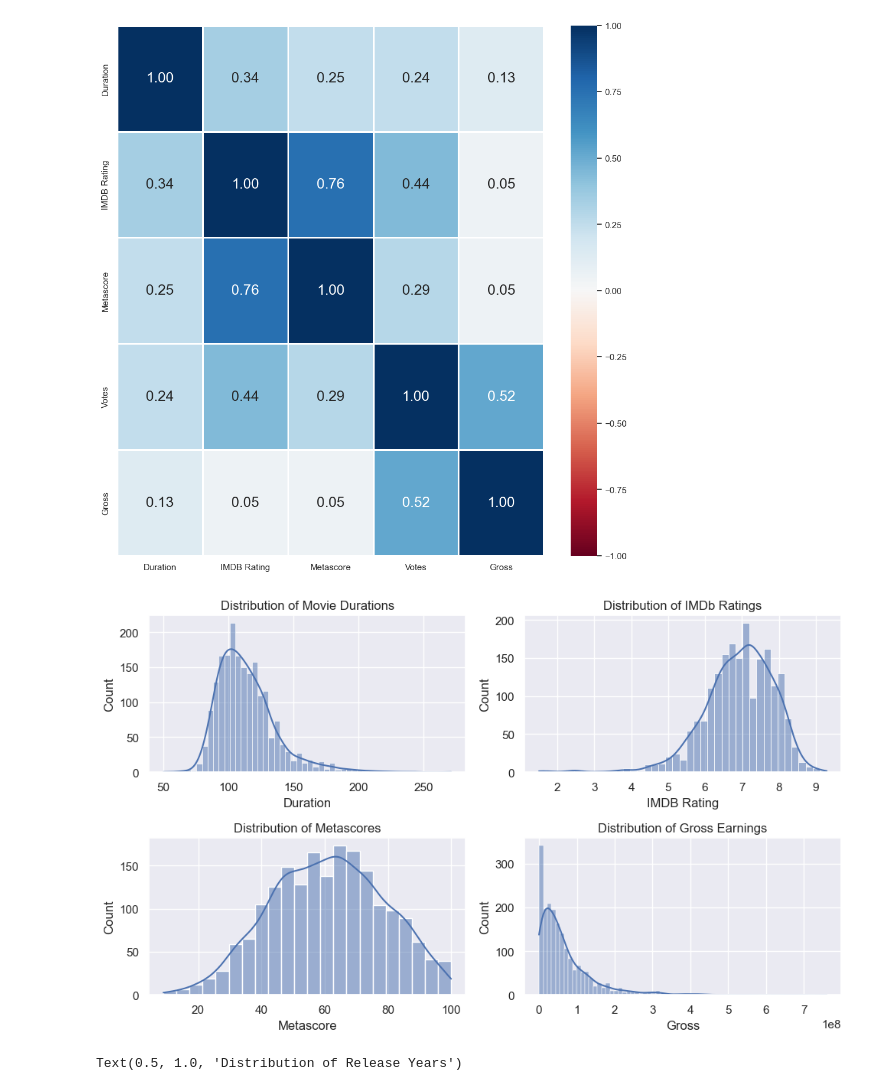
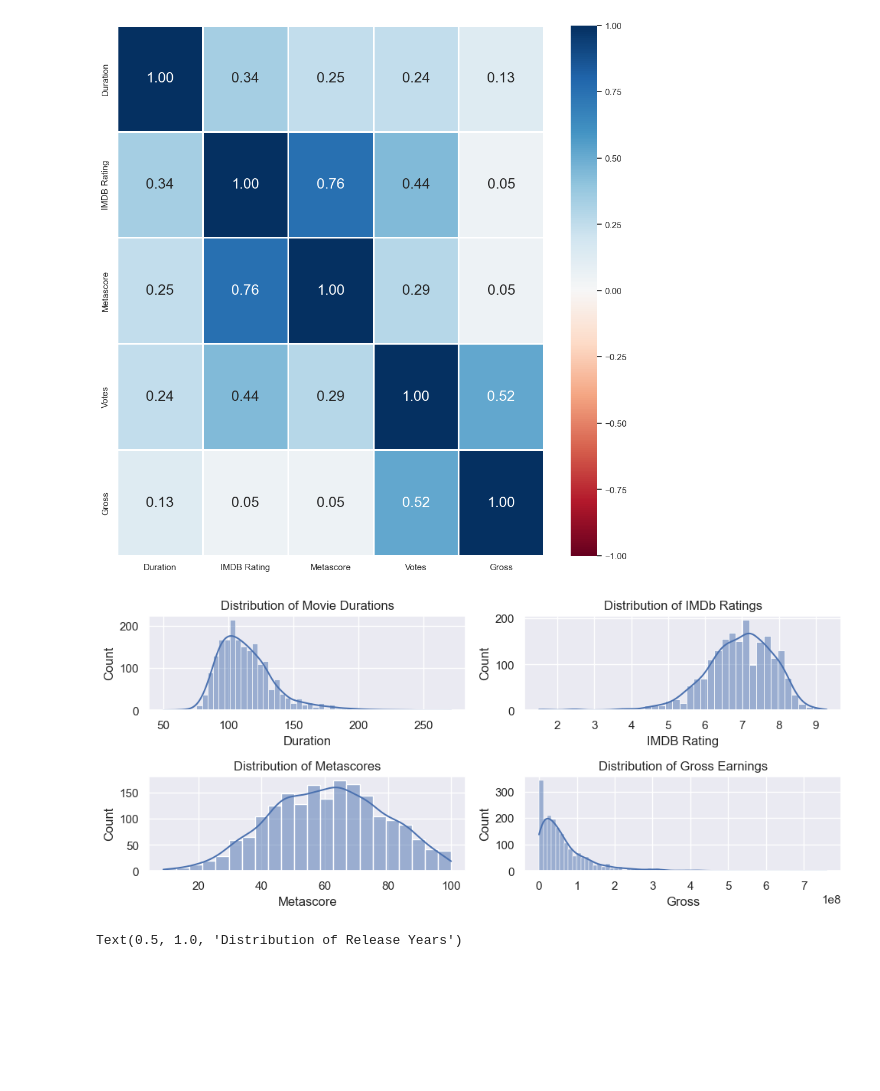
Before and after one commit to Yeesbae/SC1015_MiniProject, a Jupyter notebook: Project_imdb.ipynb, the cells around one changed output. Drawn from its saved outputs; the diff is of its cells as text; code cells hidden in the pictures; blank space fills up the shorter version.

```diff
--- a/Project_imdb.ipynb
+++ b/Project_imdb.ipynb
@@ -121,26 +121,25 @@ sb.heatmap(corr.corr(), vmin = -1, vmax = 1, linewidths = 1,
 # %%
 # Histograms/Distribution Plots
 plt.figure(figsize=(10, 6))
-plt.subplot(2, 2, 1)
+plt.subplot(3, 2, 1)
 sb.histplot(data['Duration'], kde=True)
 plt.title('Distribution of Movie Durations')
 
-
-plt.subplot(2, 2, 2)
+plt.subplot(3, 2, 2)
 sb.histplot(data['IMDB Rating'], kde=True)
 plt.title('Distribution of IMDb Ratings')
 
-plt.subplot(2, 2, 3)
+plt.subplot(3, 2, 3)
 sb.histplot(data['Metascore'].dropna(), kde=True)
 plt.title('Distribution of Metascores')
 
-plt.subplot(2, 2, 4)
+plt.subplot(3, 2, 4)
 sb.histplot(data['Gross'].dropna(), kde=True)
 plt.title('Distribution of Gross Earnings')
 plt.tight_layout()
 plt.show()
 # %% [output]
-[figure, old version]
+[figure, new version]
 # %%
 df['Release Year Numeric'] = pd.to_numeric(df['Release Year'], errors='coerce')
 
```
Also changed, not shown: parts of 12 cells of this notebook.
